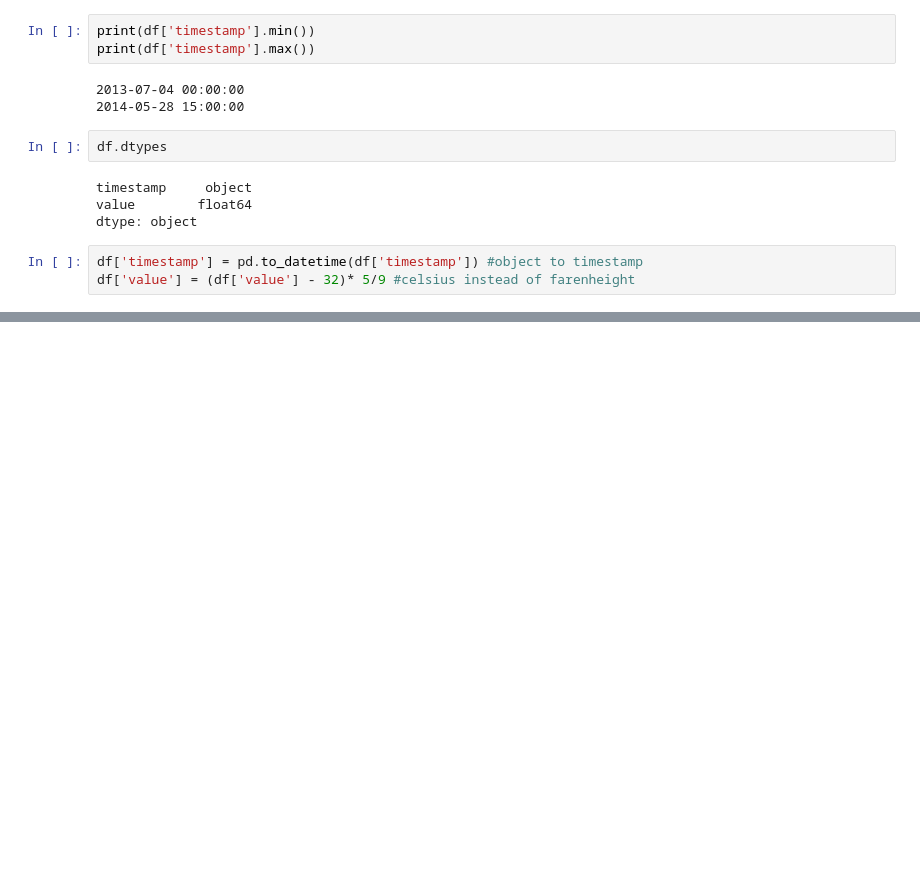
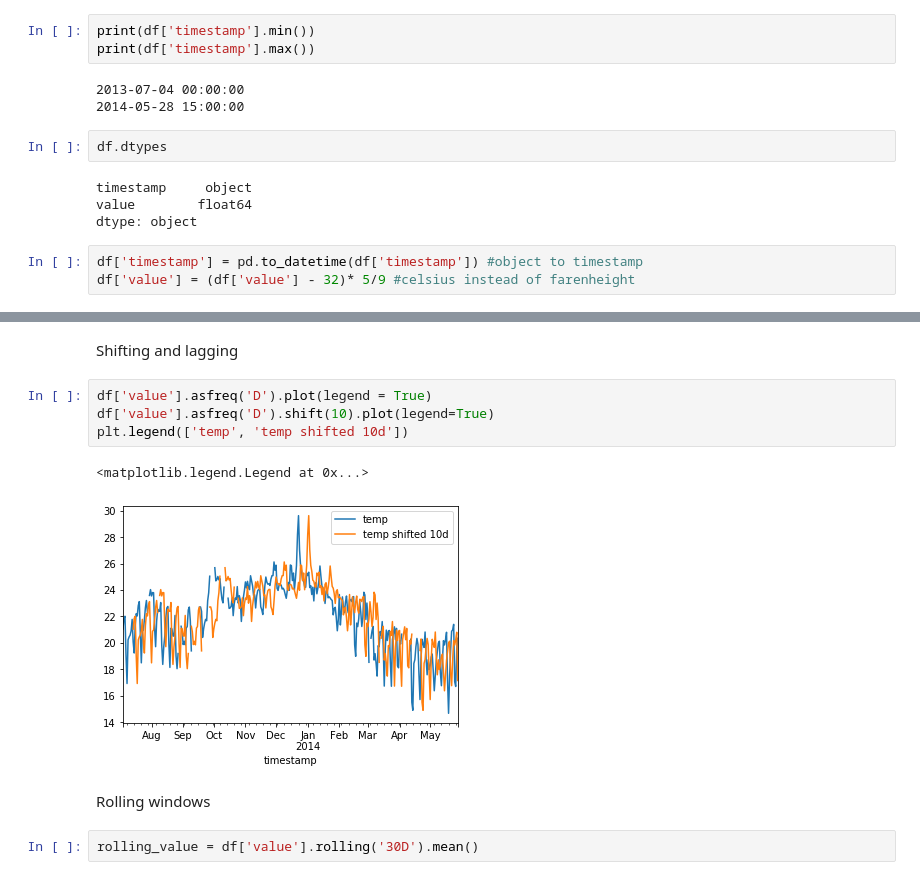
Before and after one commit to kbarr1/time_series_exploration, a Jupyter notebook: ts_exploratioon.ipynb, the cells around one changed output, grey strips where cells are left out. Saved outputs shown, nothing was run; the diff lists cells and outputs as text; blank space fills up the shorter version.

```diff
--- a/ts_exploratioon.ipynb
+++ b/ts_exploratioon.ipynb
@@ -41,0 +43,13 @@ df['value'] = (df['value'] - 32)* 5/9 #celsius instead of farenheight
+# %% [markdown]
+Shifting and lagging
+# %%
+df['value'].asfreq('D').plot(legend = True)
+df['value'].asfreq('D').shift(10).plot(legend=True)
+plt.legend(['temp', 'temp shifted 10d'])
+# %% [output]
+<matplotlib.legend.Legend at 0x...>
+[figure, added]
+# %% [markdown]
+Rolling windows
+# %%
+rolling_value = df['value'].rolling('30D').mean()
```
Also changed, not shown: parts of 8 cells of this notebook.
